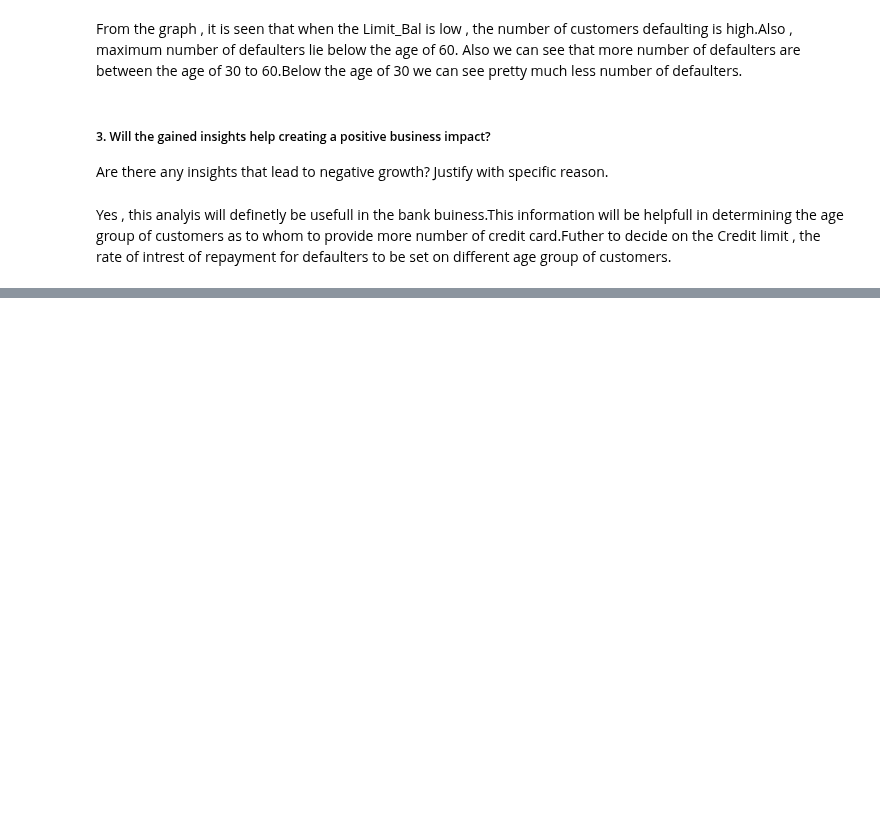
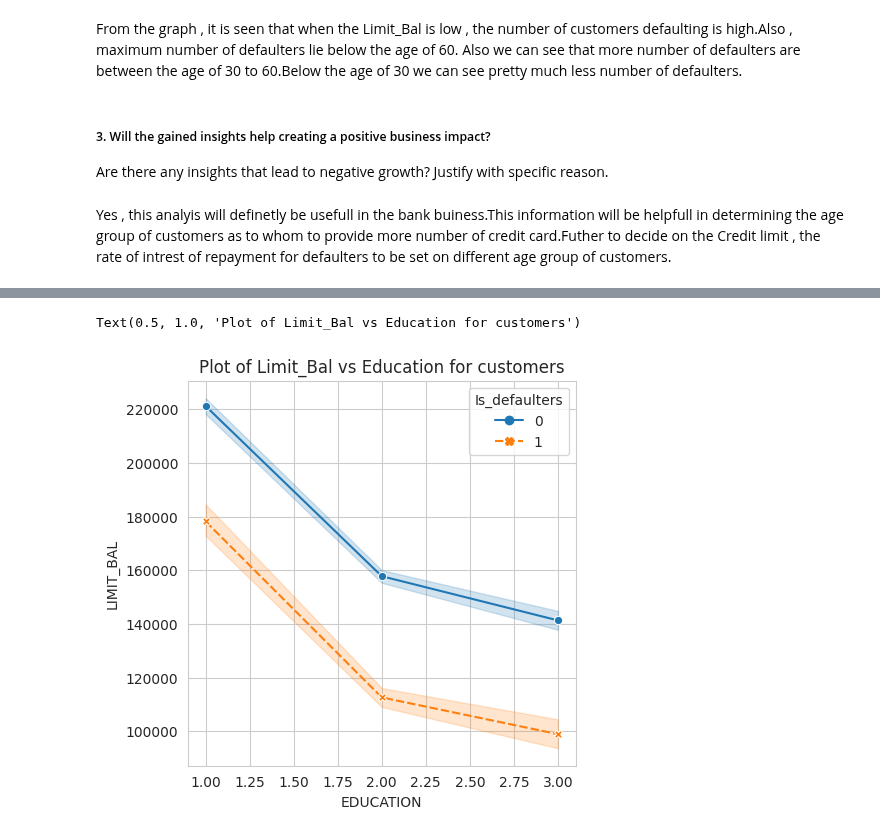
Before and after one commit to 1991Ab/Capstone-Project-3-Credit-Card-Default-Prediction, a Jupyter notebook: DefaultCreditCcard_Individual.ipynb, the cells around one changed output, grey strips where cells are left out. Drawn from its saved outputs; the diff is of its cells as text; code cells hidden in the pictures; blank space fills up the shorter version.

```diff
--- a/DefaultCreditCcard_Individual.ipynb
+++ b/DefaultCreditCcard_Individual.ipynb
@@ -860,0 +874,11 @@ Yes , this analyis will definetly be usefull in the bank buiness.This informatio
+# %%
+# Chart - 7 visualization code
+# vizualizing code for customers with varied education and Limit_Bal of credit card.
+sns.set_style('whitegrid')
+plt.rcParams['font.size'] = 10
+plt.rcParams['figure.figsize'] = (5,5)
+sns.lineplot(data=df , x="EDUCATION" , y="LIMIT_BAL" , hue="Is_defaulters" ,style="Is_defaulters",
+    markers=True ,).set_title("Plot of Limit_Bal vs Education for customers")
+# %% [output]
+Text(0.5, 1.0, 'Plot of Limit_Bal vs Education for customers')
+[figure, added]
```
Also changed, not shown: parts of 2 cells of this notebook.
